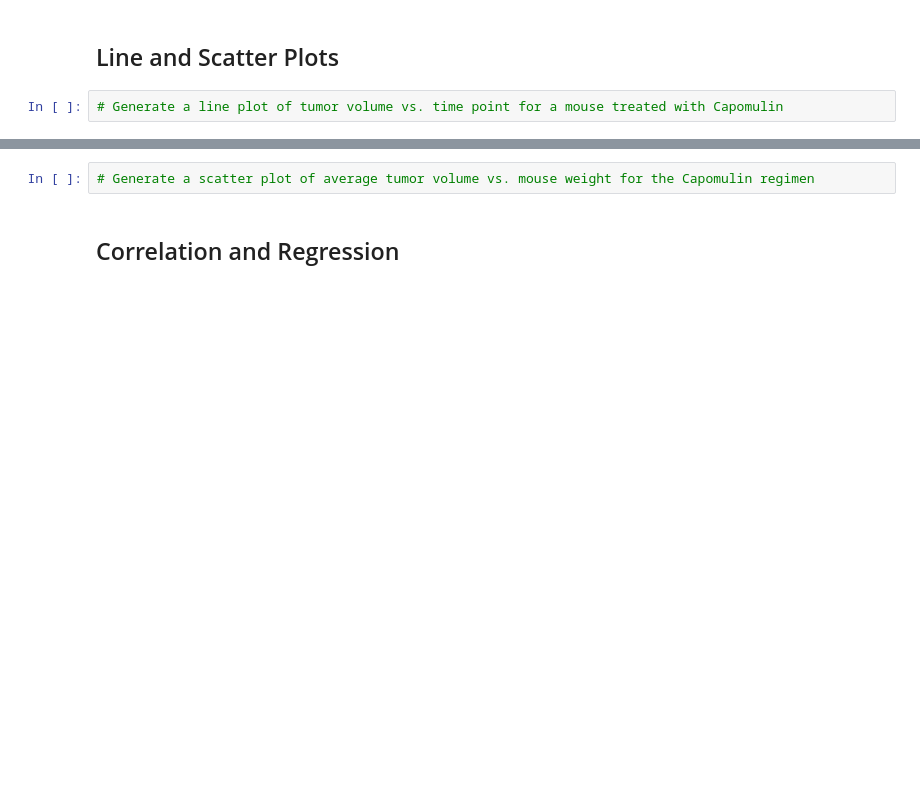
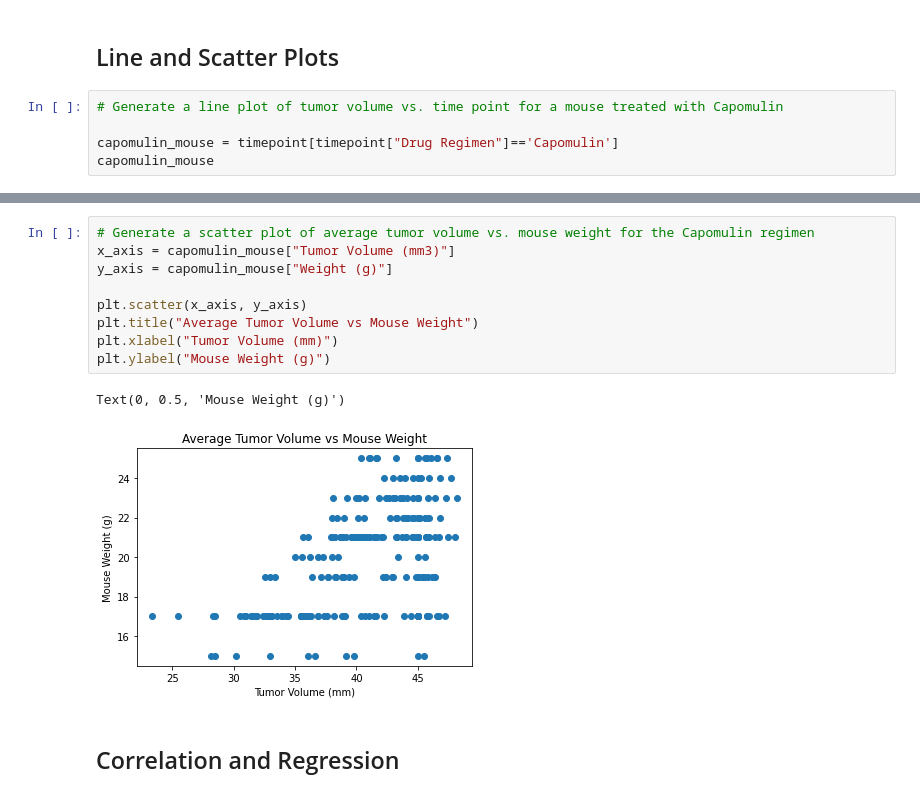
Before and after one commit to mattinglyjen/Matplotlib, a Jupyter notebook: Instructions/Pymaceuticals/pymaceuticals_starter.ipynb, the cells around one changed output, grey strips where cells are left out. Drawn from its saved outputs; the diff is of its cells as text; blank space fills up the shorter version.

```diff
--- a/Instructions/Pymaceuticals/pymaceuticals_starter.ipynb
+++ b/Instructions/Pymaceuticals/pymaceuticals_starter.ipynb
@@ -373,3 +377,6 @@ plt.setp(ax1, xticklabels=["Capomulin", "Ramicane", "Infubinol", "Ceftamin"])
 ## Line and Scatter Plots
 # %%
 # Generate a line plot of tumor volume vs. time point for a mouse treated with Capomulin
+
+capomulin_mouse = timepoint[timepoint["Drug Regimen"]=='Capomulin']
+capomulin_mouse
@@ -376,5 +411,15 @@ plt.setp(ax1, xticklabels=["Capomulin", "Ramicane", "Infubinol", "Ceftamin"])
 # %%
 # Generate a scatter plot of average tumor volume vs. mouse weight for the Capomulin regimen
+x_axis = capomulin_mouse["Tumor Volume (mm3)"]
+y_axis = capomulin_mouse["Weight (g)"]
+
+plt.scatter(x_axis, y_axis)
+plt.title("Average Tumor Volume vs Mouse Weight")
+plt.xlabel("Tumor Volume (mm)")
+plt.ylabel("Mouse Weight (g)")
+# %% [output]
+Text(0, 0.5, 'Mouse Weight (g)')
+[figure, added]
 # %% [markdown]
 ## Correlation and Regression
 # %%
```
Also changed, not shown: parts of 4 cells of this notebook.
